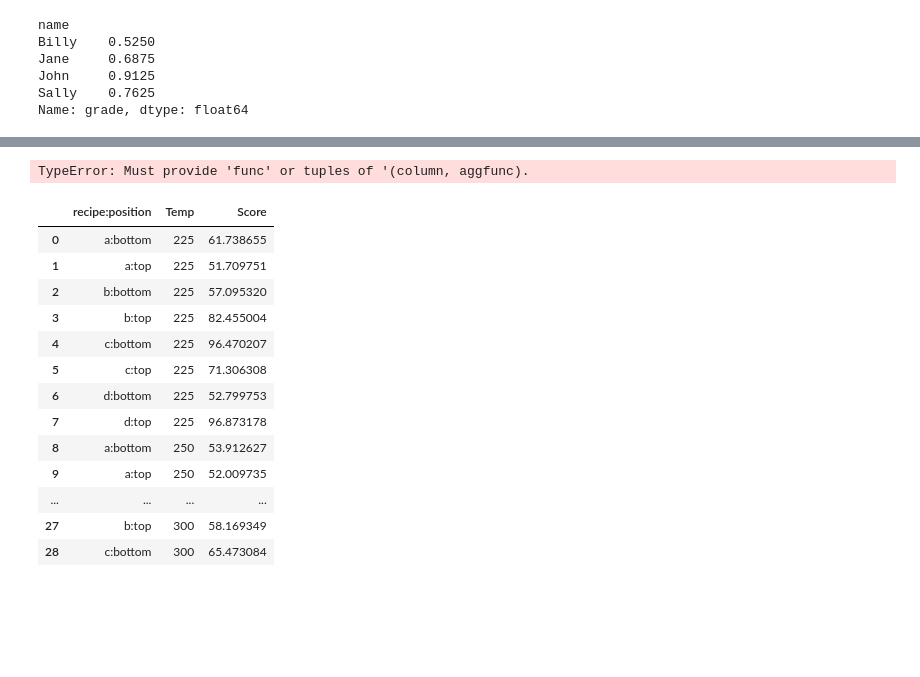
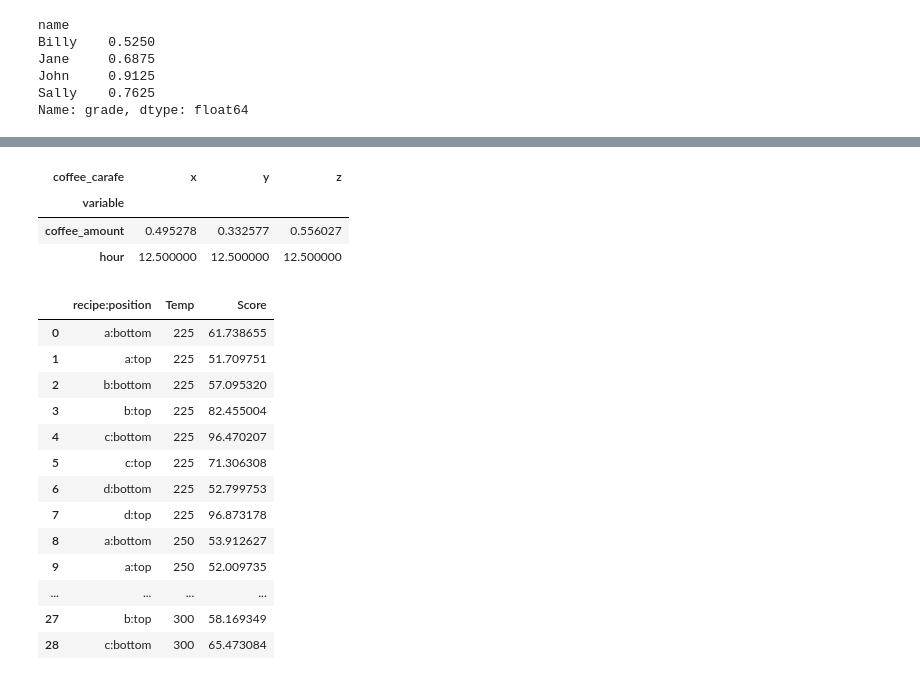
Before and after one commit to QinzhiChen/classification-exercises, a Jupyter notebook: tidy_data.ipynb, the cells around one changed output, grey strips where cells are left out. Drawn from its saved outputs; the diff is of its cells as text; code cells hidden in the pictures; blank space fills up the shorter version.

```diff
--- a/tidy_data.ipynb
+++ b/tidy_data.ipynb
@@ -59,5 +60,4 @@ def get_coffee_data():
 # %%
 coffee=get_coffee_data()
 # %%
-tidy_coffee=coffee.melt(id_vars='coffee_carafe',)
-tidy_coffee
+coffee.drop(columns=['Unnamed: 0'],inplace=True)
@@ -82,7 +85,11 @@ tidy_coffee
 # %%
-tidy_coffee.pivot_table(columns='coffee_carafe',index='variable', values='value',aggfunc=None)
+tidy_coffee.pivot_table(columns='coffee_carafe',index='variable', values='value')
+# Yes, this is the best shape for the data.
 # %% [output]
-TypeError: Must provide 'func' or tuples of '(column, aggfunc).
+| coffee_carafe | x | y | z |
+| variable |  |  |  |
+| coffee_amount | 0.495278 | 0.332577 | 0.556027 |
+| hour | 12.500000 | 12.500000 | 12.500000 |
 # %%
 # problem3
 # %%
```
Also changed, not shown: parts of 6 cells of this notebook, 3 other files.
